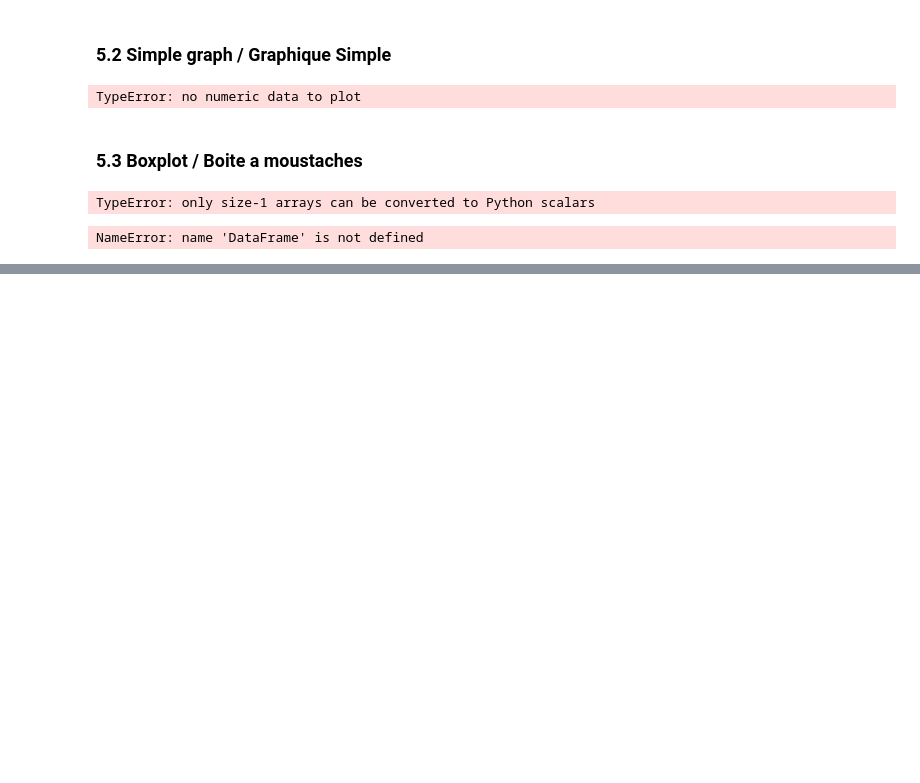
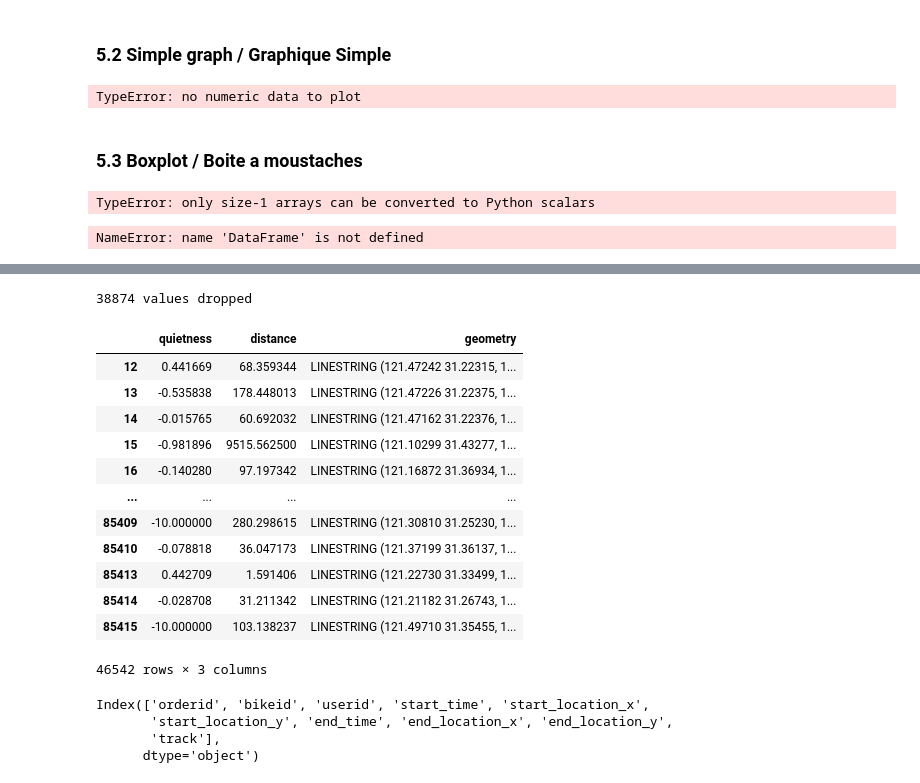
Before and after one commit to dorian-bermond/Hackaton-Nairobi, a Jupyter notebook: CleanData.ipynb, the cells around one changed output, grey strips where cells are left out. Cells and saved outputs as stored; diff of their text form; code cells hidden in the pictures; blank space fills up the shorter version.

```diff
--- a/CleanData.ipynb
+++ b/CleanData.ipynb
@@ -377,0 +408,5 @@ NameError: name 'DataFrame' is not defined
+# %%
+df = df[df.lon != ""]
+df = df[df.lat != ""]
+df["lon"] = df['lon'].apply(float)
+df["lat"] = df['lat'].apply(float)
@@ -377,0 +420,9 @@ NameError: name 'DataFrame' is not defined
+# %%
+df = df[df.start_location_x != ""]
+df = df[df.start_location_y != ""]
+df = df[df.end_location_x != ""]
+df = df[df.end_location_y != ""]
+df["start_location_x"] = df['start_location_x'].apply(float)
+df["start_location_y"] = df['start_location_y'].apply(float)
+df["end_location_x"] = df['end_location_x'].apply(float)
+df["end_location_y"] = df['end_location_y'].apply(float)
@@ -401,0 +481,24 @@ array([['0.0'],
+# %%
+shPoly = Polygon([(shanghaiMinLongitude, shanghaiMinLatitude), (shanghaiMinLongitude, shanghaiMaxLatitude), (shanghaiMaxLongitude, shanghaiMaxLatitude), (shanghaiMaxLongitude, shanghaiMinLatitude)])
+# %%
+size = len(df)
+df = df[df.geometry.within(shPoly)]
+print(size - len(df), "values dropped")
+# %% [output]
+38874 values dropped
+# %%
+df
+# %% [output]
+|  | quietness | distance | geometry |
+| 12 | 0.441669 | 68.359344 | LINESTRING (121.47242 31.22315, 1... |
+| 13 | -0.535838 | 178.448013 | LINESTRING (121.47226 31.22375, 1... |
+| 14 | -0.015765 | 60.692032 | LINESTRING (121.47162 31.22376, 1... |
+| 15 | -0.981896 | 9515.562500 | LINESTRING (121.10299 31.43277, 1... |
+| 16 | -0.140280 | 97.197342 | LINESTRING (121.16872 31.36934, 1... |
+| ... | ... | ... | ... |
+| 85409 | -10.000000 | 280.298615 | LINESTRING (121.30810 31.25230, 1... |
+| 85410 | -0.078818 | 36.047173 | LINESTRING (121.37199 31.36137, 1... |
+| 85413 | 0.442709 | 1.591406 | LINESTRING (121.22730 31.33499, 1... |
+| 85414 | -0.028708 | 31.211342 | LINESTRING (121.21182 31.26743, 1... |
+| 85415 | -10.000000 | 103.138237 | LINESTRING (121.49710 31.35455, 1... |
+46542 rows × 3 columns
@@ -401,0 +507,7 @@ array([['0.0'],
+# %%
+df.columns
+# %% [output]
+Index(['orderid', 'bikeid', 'userid', 'start_time', 'start_location_x',
+       'start_location_y', 'end_time', 'end_location_x', 'end_location_y',
+       'track'],
+      dtype='object')
```
Also changed, not shown: parts of 24 cells of this notebook, 1 other file.
